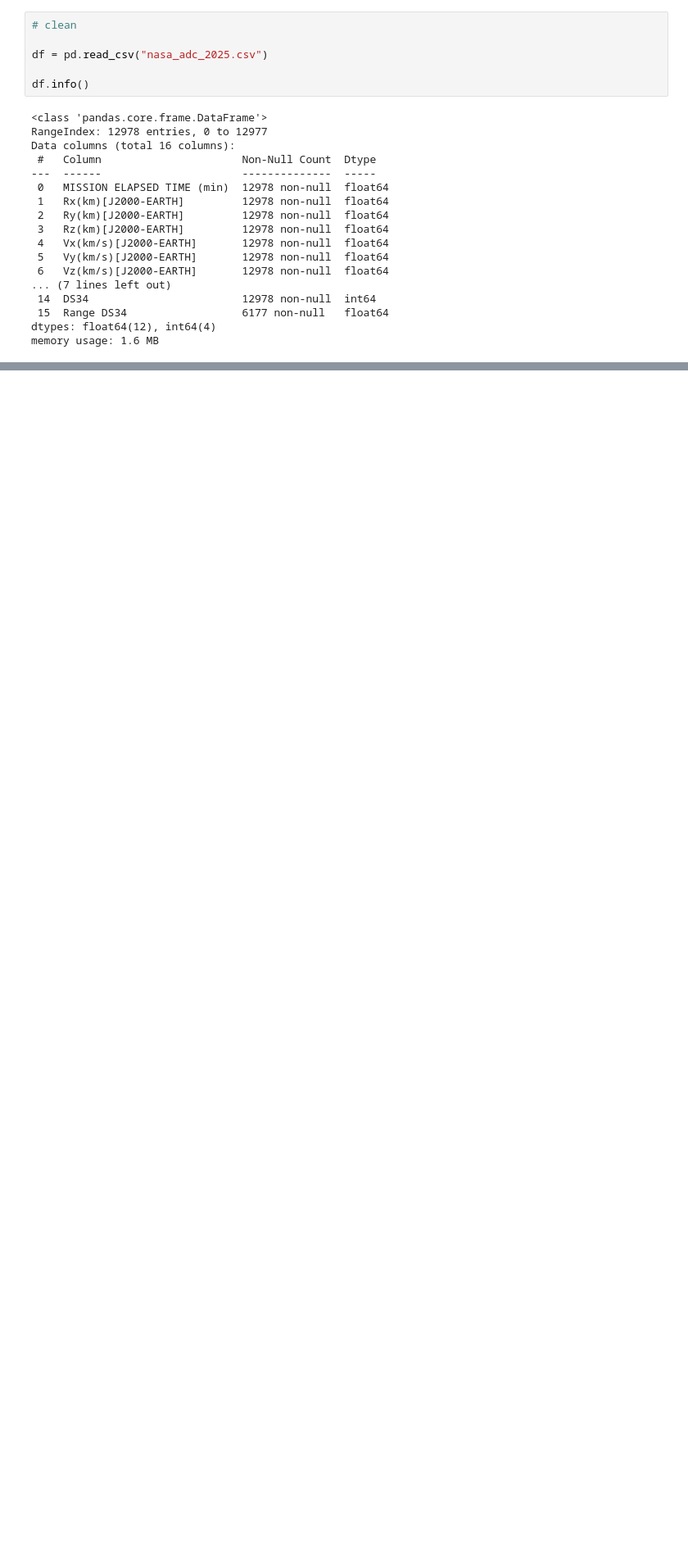
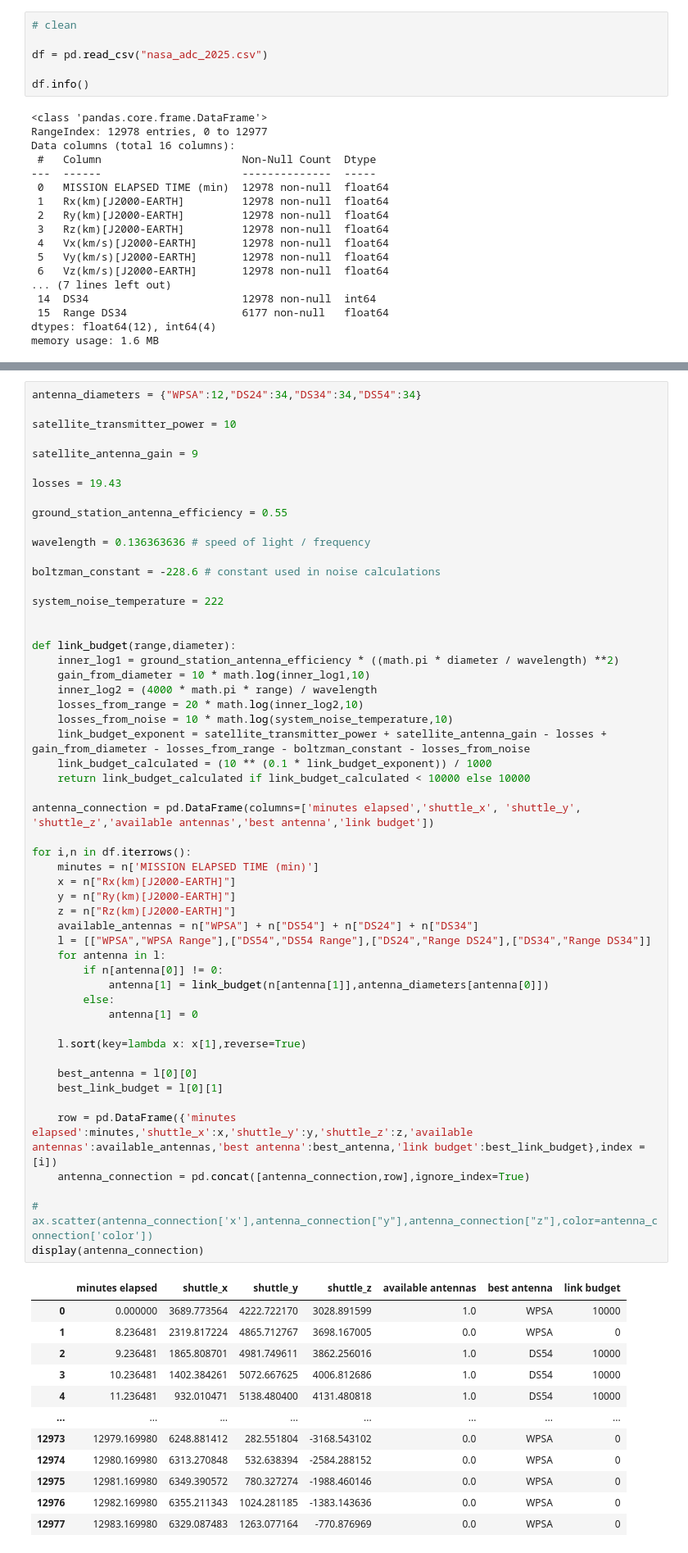
Before and after one commit to viperisopp/nasa_adc_data, a Jupyter notebook: trajectory_graph.ipynb, the cells around one changed output, grey strips where cells are left out. Shown at 82% size. Cells and saved outputs as stored; diff of their text form; blank space fills up the shorter version.

```diff
--- a/trajectory_graph.ipynb
+++ b/trajectory_graph.ipynb
@@ -73,0 +50,66 @@ TypeError: cannot concatenate object of type '<class 'set'>'; only Series and Da
+# %%
+antenna_diameters = {"WPSA":12,"DS24":34,"DS34":34,"DS54":34}
+
+satellite_transmitter_power = 10
+
+satellite_antenna_gain = 9
+
+losses = 19.43
+
+ground_station_antenna_efficiency = 0.55
+
+wavelength = 0.136363636 # speed of light / frequency
+
+boltzman_constant = -228.6 # constant used in noise calculations
+
+system_noise_temperature = 222
+
+
+def link_budget(range,diameter):
+    inner_log1 = ground_station_antenna_efficiency * ((math.pi * diameter / wavelength) **2)
+    gain_from_diameter = 10 * math.log(inner_log1,10)
+    inner_log2 = (4000 * math.pi * range) / wavelength
+    losses_from_range = 20 * math.log(inner_log2,10)
+    losses_from_noise = 10 * math.log(system_noise_temperature,10)
+    link_budget_exponent = satellite_transmitter_power + satellite_antenna_gain - losses + gain_from_diameter - losses_from_range - boltzman_constant - losses_from_noise
+    link_budget_calculated = (10 ** (0.1 * link_budget_exponent)) / 1000
+    return link_budget_calculated if link_budget_calculated < 10000 else 10000
+
+antenna_connection = pd.DataFrame(columns=['minutes elapsed','shuttle_x', 'shuttle_y', 'shuttle_z','available antennas','best antenna','link budget'])
+
+for i,n in df.iterrows():
+    minutes = n['MISSION ELAPSED TIME (min)']
+    x = n["Rx(km)[J2000-EARTH]"]
+    y = n["Ry(km)[J2000-EARTH]"]
+    z = n["Rz(km)[J2000-EARTH]"]
+    available_antennas = n["WPSA"] + n["DS54"] + n["DS24"] + n["DS34"]
+    l = [["WPSA","WPSA Range"],["DS54","DS54 Range"],["DS24","Range DS24"],["DS34","Range DS34"]]
+    for antenna in l:
+        if n[antenna[0]] != 0:
+            antenna[1] = link_budget(n[antenna[1]],antenna_diameters[antenna[0]])
+        else:
+            antenna[1] = 0
+
+    l.sort(key=lambda x: x[1],reverse=True)
+
+    best_antenna = l[0][0]
+    best_link_budget = l[0][1]
+
+    row = pd.DataFrame({'minutes elapsed':minutes,'shuttle_x':x,'shuttle_y':y,'shuttle_z':z,'available antennas':available_antennas,'best antenna':best_antenna,'link budget':best_link_budget},index = [i])
+    antenna_connection = pd.concat([antenna_connection,row],ignore_index=True)
+
+# ax.scatter(antenna_connection['x'],antenna_connection["y"],antenna_connection["z"],color=antenna_connection['color'])
+display(antenna_connection)
+# %% [output]
+|  | minutes elapsed | shuttle_x | shuttle_y | shuttle_z | available antennas | best antenna | link budget |
+| 0 | 0.000000 | 3689.773564 | 4222.722170 | 3028.891599 | 1.0 | WPSA | 10000 |
+| 1 | 8.236481 | 2319.817224 | 4865.712767 | 3698.167005 | 0.0 | WPSA | 0 |
+| 2 | 9.236481 | 1865.808701 | 4981.749611 | 3862.256016 | 1.0 | DS54 | 10000 |
+| 3 | 10.236481 | 1402.384261 | 5072.667625 | 4006.812686 | 1.0 | DS54 | 10000 |
+| 4 | 11.236481 | 932.010471 | 5138.480400 | 4131.480818 | 1.0 | DS54 | 10000 |
+| ... | ... | ... | ... | ... | ... | ... | ... |
+| 12973 | 12979.169980 | 6248.881412 | 282.551804 | -3168.543102 | 0.0 | WPSA | 0 |
+| 12974 | 12980.169980 | 6313.270848 | 532.638394 | -2584.288152 | 0.0 | WPSA | 0 |
+| 12975 | 12981.169980 | 6349.390572 | 780.327274 | -1988.460146 | 0.0 | WPSA | 0 |
+| 12976 | 12982.169980 | 6355.211343 | 1024.281185 | -1383.143636 | 0.0 | WPSA | 0 |
+| 12977 | 12983.169980 | 6329.087483 | 1263.077164 | -770.876969 | 0.0 | WPSA | 0 |
```
Also changed, not shown: parts of 5 cells of this notebook.
